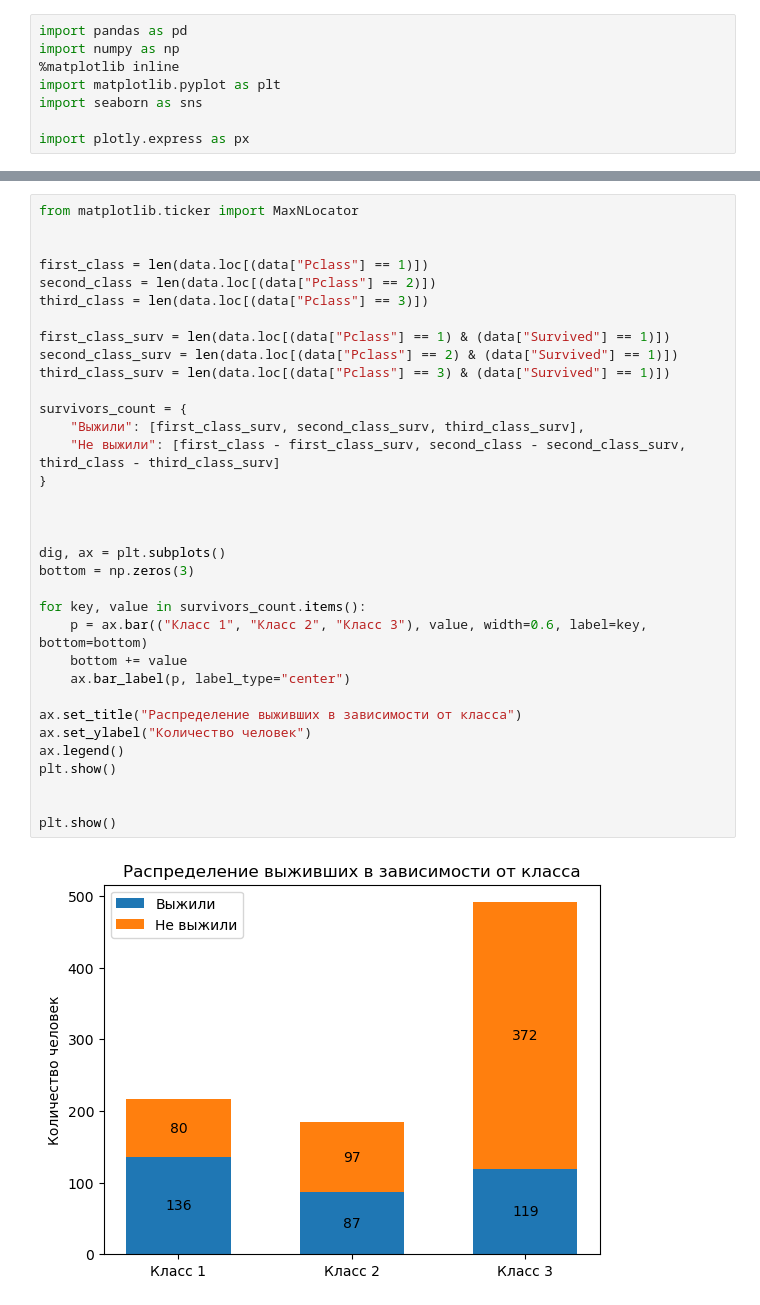
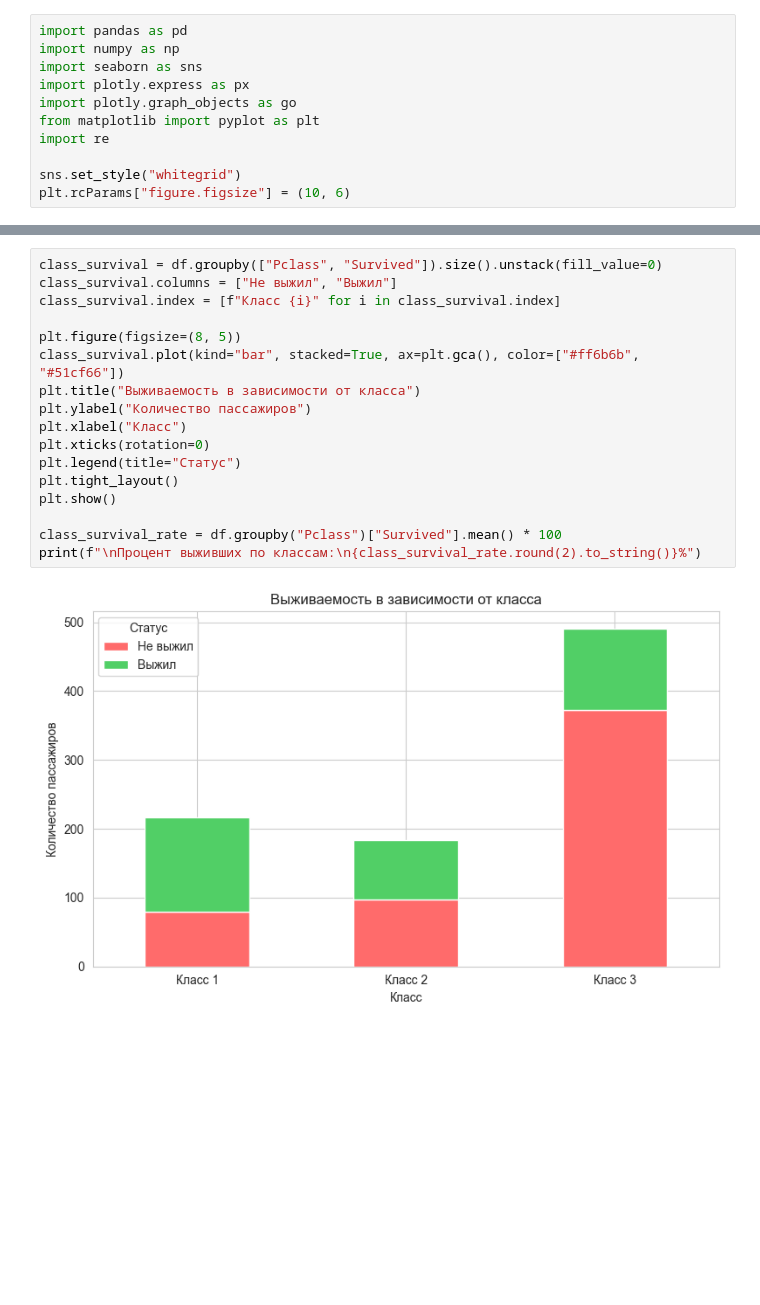
Before and after one commit to AnAnAs357/DS-Spotify-Titanic, a Jupyter notebook: Titanic.ipynb, the cells around one changed output, grey strips where cells are left out. Cells and saved outputs as stored; diff of their text form; blank space fills up the shorter version.

```diff
--- a/Titanic.ipynb
+++ b/Titanic.ipynb
@@ -1,11 +1,14 @@
 # %%
 import pandas as pd
 import numpy as np
-%matplotlib inline
-import matplotlib.pyplot as plt
 import seaborn as sns
+import plotly.express as px
+import plotly.graph_objects as go
+from matplotlib import pyplot as plt
+import re
 
-import plotly.express as px
+sns.set_style("whitegrid")
+plt.rcParams["figure.figsize"] = (10, 6)
 # %%
 data = pd.read_csv("Titanic.csv")
 data.head()
@@ -165,36 +166,19 @@ plt.show()
 # %%
-from matplotlib.ticker import MaxNLocator
+class_survival = df.groupby(["Pclass", "Survived"]).size().unstack(fill_value=0)
+class_survival.columns = ["Не выжил", "Выжил"]
+class_survival.index = [f"Класс {i}" for i in class_survival.index]
 
-
-first_class = len(data.loc[(data["Pclass"] == 1)])
-second_class = len(data.loc[(data["Pclass"] == 2)])
-third_class = len(data.loc[(data["Pclass"] == 3)])
-
-first_class_surv = len(data.loc[(data["Pclass"] == 1) & (data["Survived"] == 1)])
-second_class_surv = len(data.loc[(data["Pclass"] == 2) & (data["Survived"] == 1)])
-third_class_surv = len(data.loc[(data["Pclass"] == 3) & (data["Survived"] == 1)])
-
-survivors_count = {
-    "Выжили": [first_class_surv, second_class_surv, third_class_surv],
-    "Не выжили": [first_class - first_class_surv, second_class - second_class_surv, third_class - third_class_surv]
-}
-
-
-
-dig, ax = plt.subplots()
-bottom = np.zeros(3)
-
-for key, value in survivors_count.items():
-    p = ax.bar(("Класс 1", "Класс 2", "Класс 3"), value, width=0.6, label=key, bottom=bottom)
-    bottom += value
-    ax.bar_label(p, label_type="center")
-
-ax.set_title("Распределение выживших в зависимости от класса")
-ax.set_ylabel("Количество человек")
-ax.legend()
+plt.figure(figsize=(8, 5))
+class_survival.plot(kind="bar", stacked=True, ax=plt.gca(), color=["#ff6b6b", "#51cf66"])
+plt.title("Выживаемость в зависимости от класса")
+plt.ylabel("Количество пассажиров")
+plt.xlabel("Класс")
+plt.xticks(rotation=0)
+plt.legend(title="Статус")
+plt.tight_layout()
 plt.show()
 
-
-plt.show()
+class_survival_rate = df.groupby("Pclass")["Survived"].mean() * 100
+print(f"\nПроцент выживших по классам:\n{class_survival_rate.round(2).to_string()}%")
 # %% [output]
-[figure, old version]
+[figure, new version]
```
Also changed, not shown: parts of 15 cells of this notebook.
